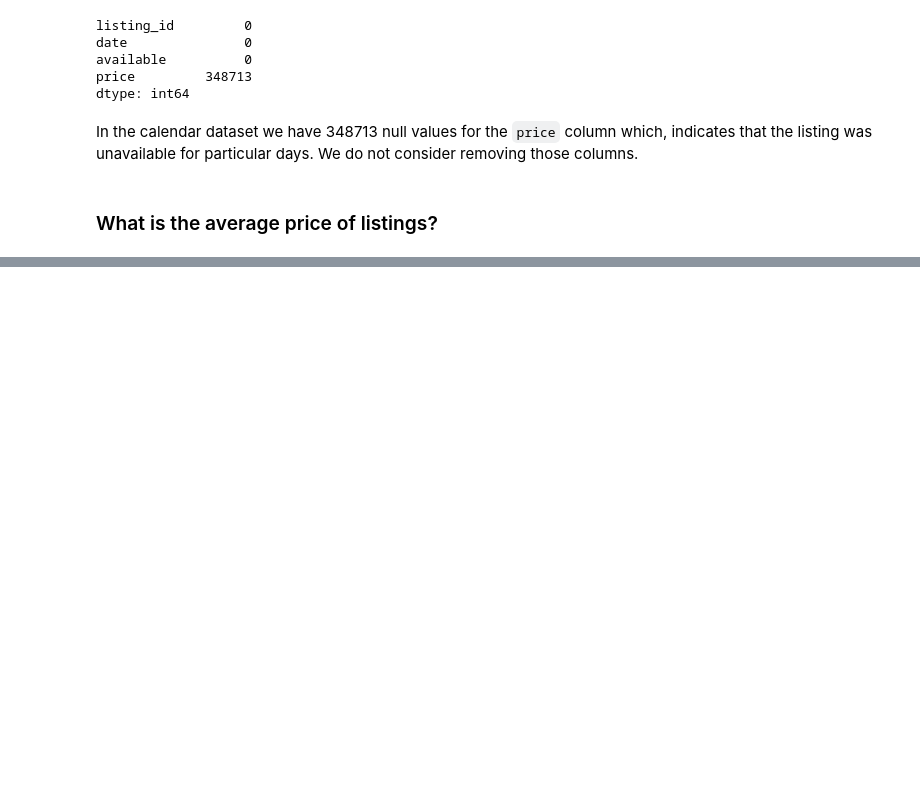
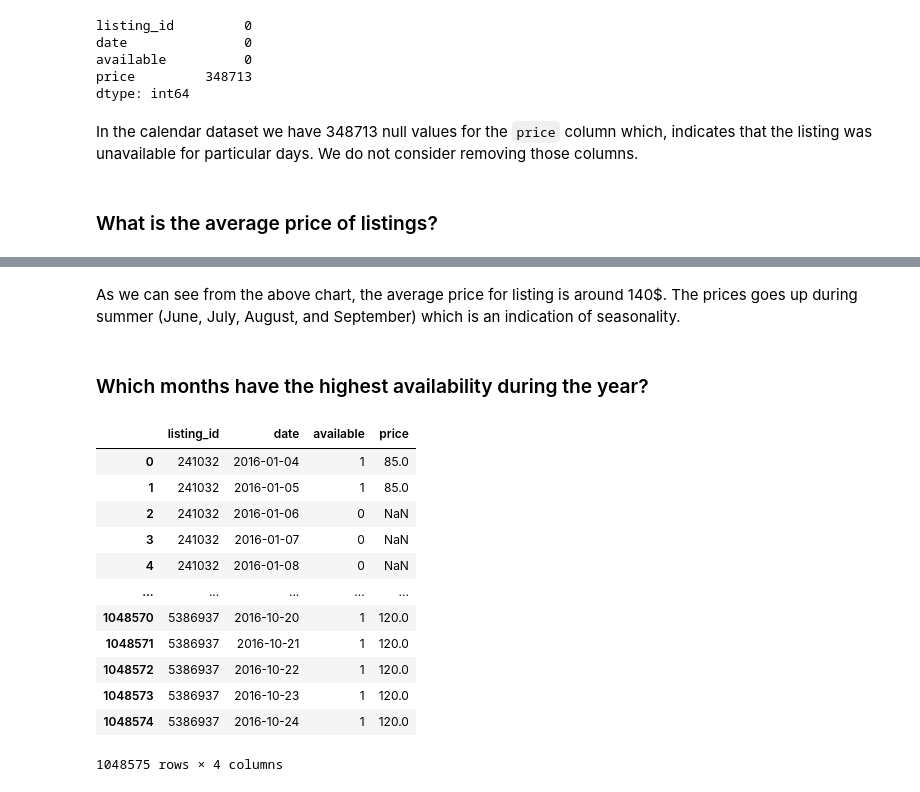
Before and after one commit to ruddysimon/ADS507---Practical-Data-Engineering, a Jupyter notebook: Airbnb_Seattle.ipynb, the cells around one changed output, grey strips where cells are left out. Saved outputs shown, nothing was run; the diff lists cells and outputs as text; code cells hidden in the pictures; blank space fills up the shorter version.

```diff
--- a/Airbnb_Seattle.ipynb
+++ b/Airbnb_Seattle.ipynb
@@ -85,0 +95,21 @@ TypeError: no numeric data to plot
+# %% [markdown]
+As we can see from the above chart, the average price for listing is around 140$. The prices goes up during summer (June, July, August, and September) which is an indication of seasonality.
+# %% [markdown]
+### Which months have the highest availability during the year?
+# %%
+cal_df['available'] = cal_df['available'].replace({ 't': 1, 'f': 0 })
+cal_df
+# %% [output]
+|  | listing_id | date | available | price |
+| 0 | 241032 | 2016-01-04 | 1 | 85.0 |
+| 1 | 241032 | 2016-01-05 | 1 | 85.0 |
+| 2 | 241032 | 2016-01-06 | 0 | NaN |
+| 3 | 241032 | 2016-01-07 | 0 | NaN |
+| 4 | 241032 | 2016-01-08 | 0 | NaN |
+| ... | ... | ... | ... | ... |
+| 1048570 | 5386937 | 2016-10-20 | 1 | 120.0 |
+| 1048571 | 5386937 | 2016-10-21 | 1 | 120.0 |
+| 1048572 | 5386937 | 2016-10-22 | 1 | 120.0 |
+| 1048573 | 5386937 | 2016-10-23 | 1 | 120.0 |
+| 1048574 | 5386937 | 2016-10-24 | 1 | 120.0 |
+1048575 rows × 4 columns
```
Also changed, not shown: parts of 14 cells of this notebook.
